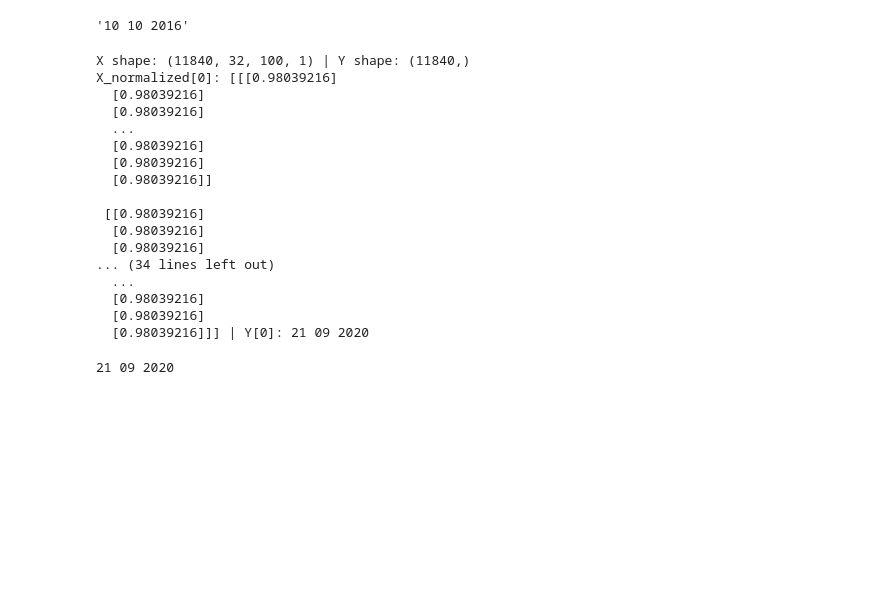
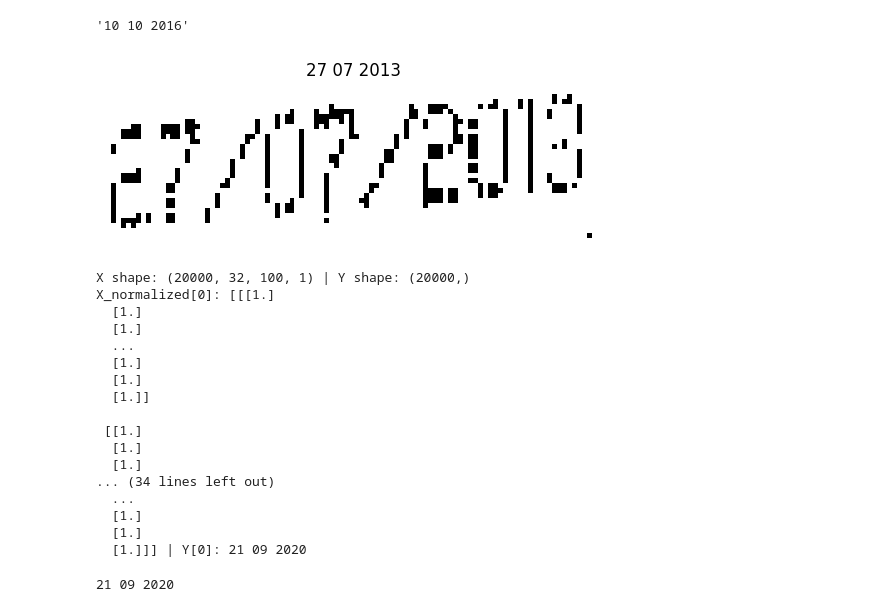
Before and after one commit to obertcoy/expiry-date-recognition, a Jupyter notebook: crnn/main.ipynb, the cells around one changed output. Drawn from its saved outputs; the diff is of its cells as text; code cells hidden in the pictures; blank space fills up the shorter version.

Commit message:
feat: added resize parameter

```diff
--- a/crnn/main.ipynb
+++ b/crnn/main.ipynb
@@ -30,59 +30,62 @@ get_y_from_json('00001.jpg')
 # Load dataset
 
 X = []
 Y = []
 
 target_size = (32, 100)
 
 n = 20000
 
 for idx, file in enumerate(tqdm(os.listdir(PATH)[:n], total=n, desc="Loading images")):
 
     file_path = os.path.join(PATH, file)
 
     image = tf.keras.preprocessing.image.load_img(file_path, color_mode='rgb', target_size=target_size)
     image = tf.keras.preprocessing.image.img_to_array(image)
 
-    image = preprocess_image(image)
+    image = preprocess_image(image, resize= False)
 
     label = get_y_from_json(file)
 
     if label != " ":
         X.append(image)
         Y.append(label)
 
 X = np.array(X)
 Y = np.array(Y)
 
 plt.imshow(X[100], cmap='gray')
 plt.title(Y[100])
 plt.axis('off')
 plt.show()
+# %% [output]
+[figure, added]
 # %%
 # Normalized
 
+X = np.expand_dims(X, axis= -1)
 X_normalized = X / 255.0
 
 print(f'X shape: {X_normalized.shape} | Y shape: {Y.shape}')
 print(f'X_normalized[0]: {X_normalized[0]} | Y[0]: {Y[0]}')
 # %% [output]
-X shape: (11840, 32, 100, 1) | Y shape: (11840,)
-X_normalized[0]: [[[0.98039216]
-  [0.98039216]
-  [0.98039216]
+X shape: (20000, 32, 100, 1) | Y shape: (20000,)
+X_normalized[0]: [[[1.]
+  [1.]
+  [1.]
   ...
-  [0.98039216]
-  [0.98039216]
-  [0.98039216]]
+  [1.]
+  [1.]
+  [1.]]
 
- [[0.98039216]
-  [0.98039216]
-  [0.98039216]
+ [[1.]
+  [1.]
+  [1.]
 ... (34 lines left out)
   ...
-  [0.98039216]
-  [0.98039216]
-  [0.98039216]]] | Y[0]: 21 09 2020
+  [1.]
+  [1.]
+  [1.]]] | Y[0]: 21 09 2020
 # %%
 # Encode
 
```
Also changed, not shown: parts of 4 cells of this notebook, 1 other file.
